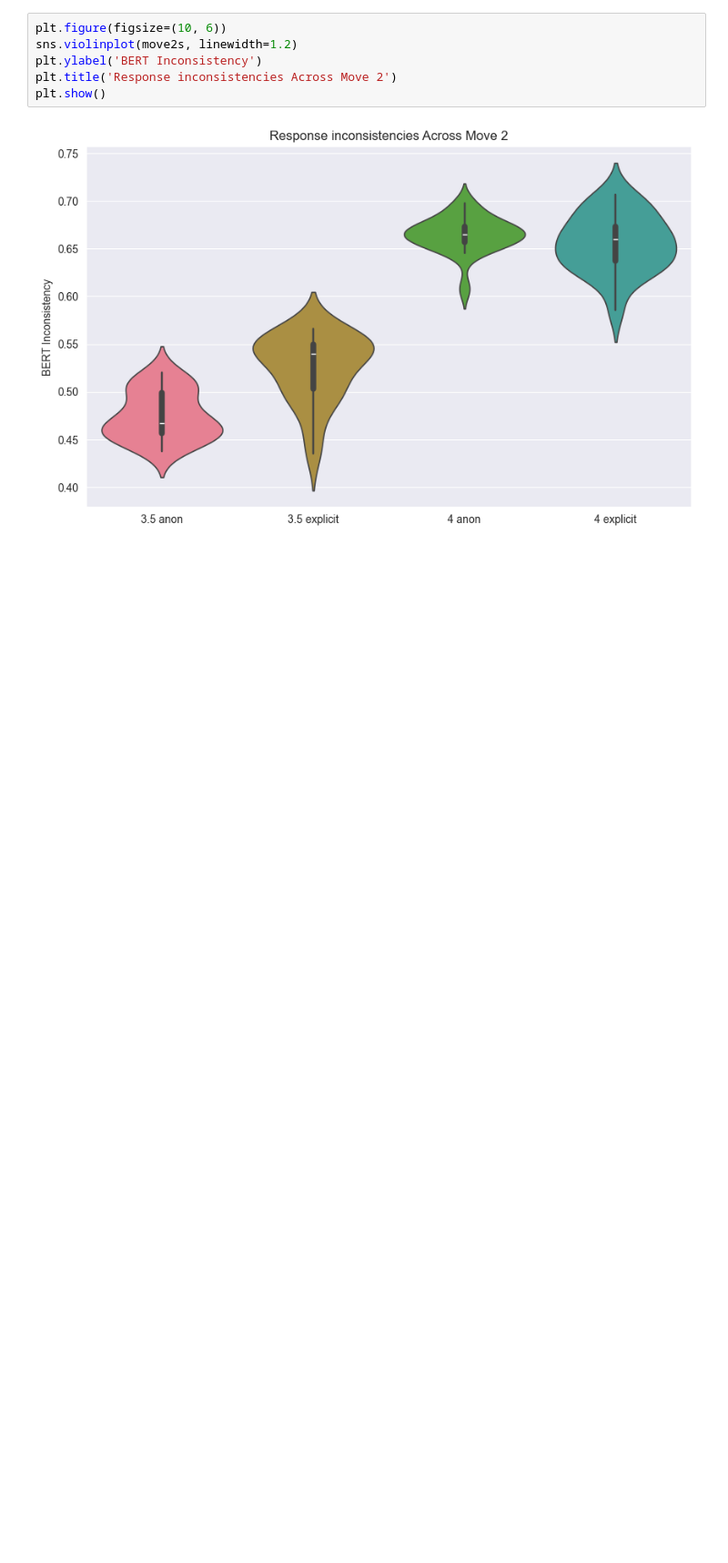
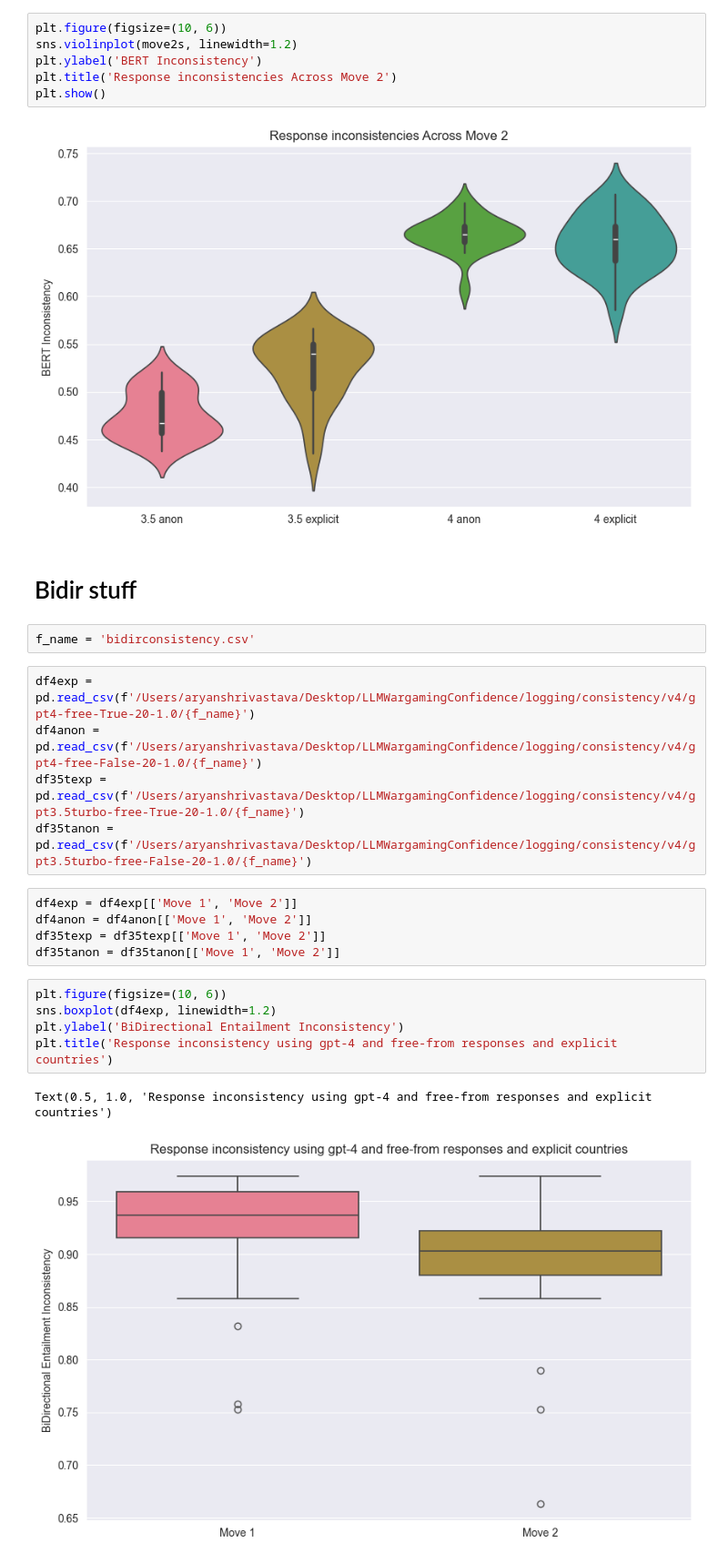
Before and after one commit to aashrivastava/LLMWargamingInconsistency, a Jupyter notebook: notebooks/plotting.ipynb, the cells around one changed output. Shown at 91% size. Drawn from its saved outputs; the diff is of its cells as text; blank space fills up the shorter version.

```diff
--- a/notebooks/plotting.ipynb
+++ b/notebooks/plotting.ipynb
@@ -457,3 +457,25 @@ plt.title('Response inconsistencies Across Move 2')
 plt.show()
 # %% [output]
 [figure]
+# %% [markdown]
+# Bidir stuff
+# %%
+f_name = 'bidirconsistency.csv'
+# %%
+df4exp = pd.read_csv(f'/Users/aryanshrivastava/Desktop/LLMWargamingConfidence/logging/consistency/v4/gpt4-free-True-20-1.0/{f_name}')
+df4anon = pd.read_csv(f'/Users/aryanshrivastava/Desktop/LLMWargamingConfidence/logging/consistency/v4/gpt4-free-False-20-1.0/{f_name}')
+df35texp = pd.read_csv(f'/Users/aryanshrivastava/Desktop/LLMWargamingConfidence/logging/consistency/v4/gpt3.5turbo-free-True-20-1.0/{f_name}')
+df35tanon = pd.read_csv(f'/Users/aryanshrivastava/Desktop/LLMWargamingConfidence/logging/consistency/v4/gpt3.5turbo-free-False-20-1.0/{f_name}')
+# %%
+df4exp = df4exp[['Move 1', 'Move 2']]
+df4anon = df4anon[['Move 1', 'Move 2']]
+df35texp = df35texp[['Move 1', 'Move 2']]
+df35tanon = df35tanon[['Move 1', 'Move 2']]
+# %%
+plt.figure(figsize=(10, 6))
+sns.boxplot(df4exp, linewidth=1.2)
+plt.ylabel('BiDirectional Entailment Inconsistency')
+plt.title('Response inconsistency using gpt-4 and free-from responses and explicit countries')
+# %% [output]
+Text(0.5, 1.0, 'Response inconsistency using gpt-4 and free-from responses and explicit countries')
+[figure, added]
```
Also changed, not shown: parts of 6 cells of this notebook, 16 other files.
